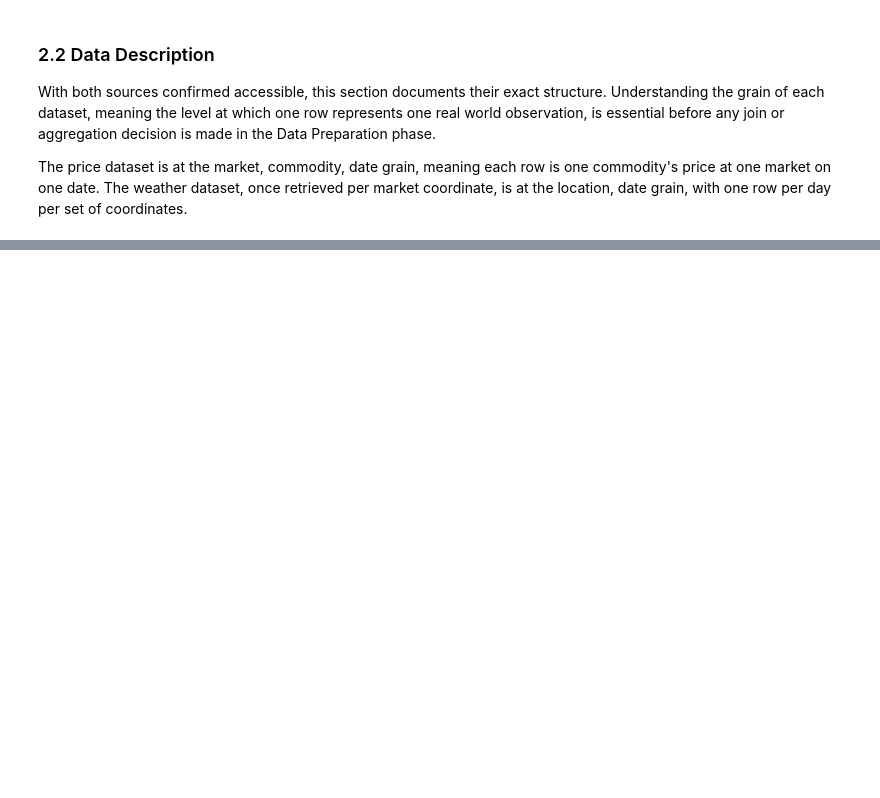
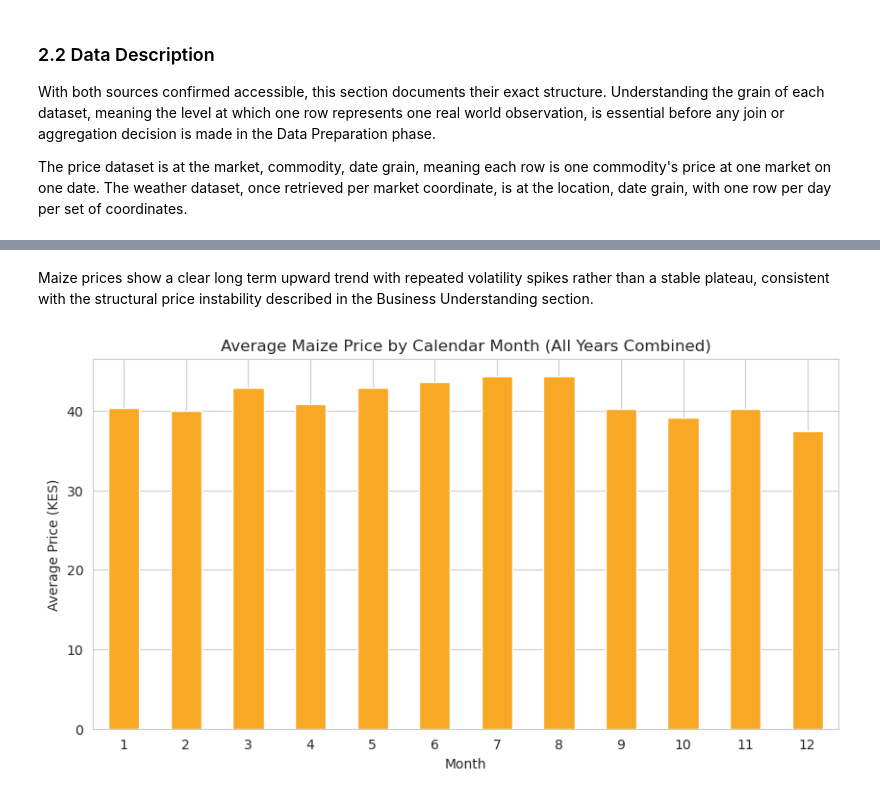
Before and after one commit to kevinkiplangat432/Predictive-Time-Series-Pipeline-using-a-Dual-Input-LSTM-and-Geospatial-Mapping, a Jupyter notebook: kenyan_prices_food.ipynb, the cells around one changed output, grey strips where cells are left out. Saved outputs shown, nothing was run; the diff lists cells and outputs as text; code cells hidden in the pictures; blank space fills up the shorter version.

Commit message:
added the EDA section

```diff
--- a/kenyan_prices_food.ipynb
+++ b/kenyan_prices_food.ipynb
@@ -195,0 +294,16 @@ The price dataset is at the market, commodity, date grain, meaning each row is o
+# %% [markdown]
+Maize prices show a clear long term upward trend with repeated volatility spikes rather than a stable plateau, consistent with the structural price instability described in the Business Understanding section.
+# %%
+# average maize price by calendar month, all years combined
+maize["month"] = maize["date"].dt.month
+seasonal_avg = maize.groupby("month")["price"].mean()
+
+plt.figure(figsize=(10, 5))
+seasonal_avg.plot(kind="bar", color="#F9A825")
+plt.title("Average Maize Price by Calendar Month (All Years Combined)")
+plt.xlabel("Month")
+plt.ylabel("Average Price (KES)")
+plt.xticks(rotation=0)
+plt.show()
+# %% [output]
+[figure, added]
```
Also changed, not shown: parts of 53 cells of this notebook.
